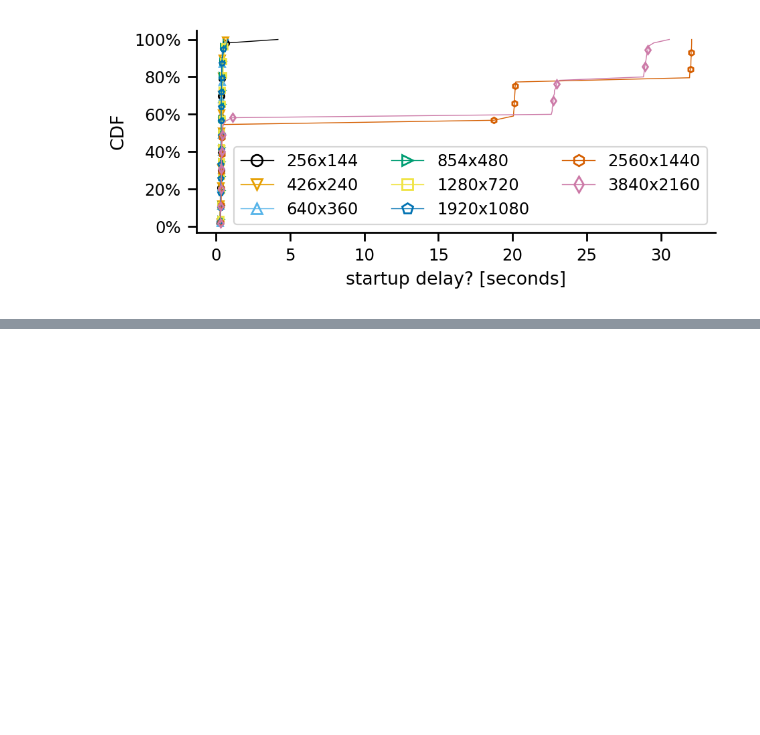
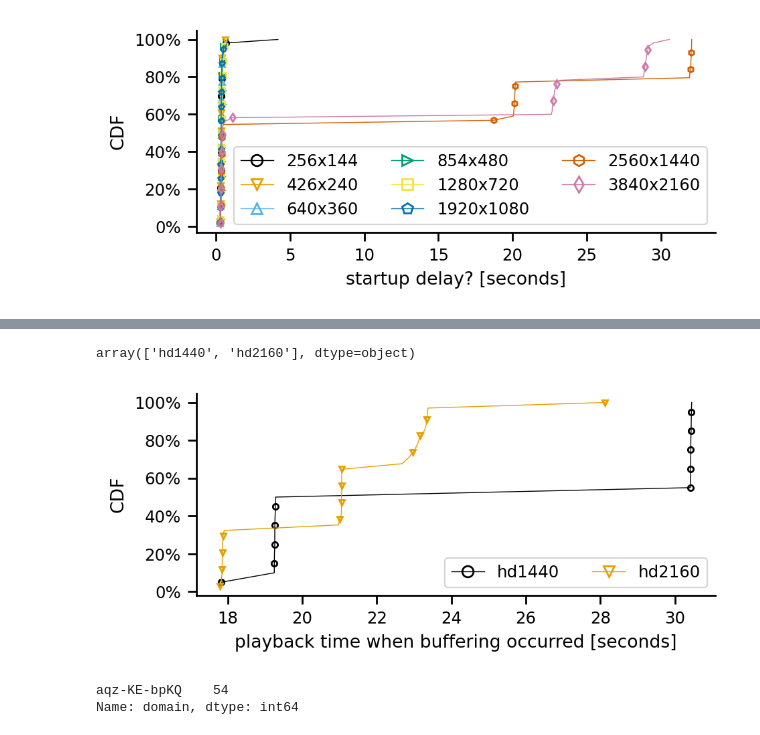
Before and after one commit to justus237/dns-analysis, a Jupyter notebook: youtube-video-quality-test.ipynb, the cells around one changed output, grey strips where cells are left out. Drawn from its saved outputs; the diff is of its cells as text; code cells hidden in the pictures; blank space fills up the shorter version.

Commit message:
short buffer test and further quality investigation

```diff
--- a/youtube-video-quality-test.ipynb
+++ b/youtube-video-quality-test.ipynb
@@ -343,3 +343,7 @@ for log in [True, False]:
 # %% [output]
 [figure]
 [figure]
+# %%
+df_buffering = pd.read_sql_query("""
+SELECT time, msm_id, curr_play_time, current_quality FROM iframe_api WHERE event_type = 'PlayerStateBUFFERING'
+""", conn)
@@ -345,0 +366,70 @@ for log in [True, False]:
+# %%
+df_buffering_with_meta = pd.merge(df_buffering, measurements[measurements.cacheWarming == 0][['msm_id', 'player_dimensions', 'domain']], on='msm_id')
+# %%
+df_buffering_with_meta[df_buffering_with_meta.curr_play_time != 0.].current_quality.unique()
+# %% [output]
+array(['hd1440', 'hd2160'], dtype=object)
+# %%
+colors = dict(zip(['hd1440', 'hd2160'], ['C0','C1']))
+markers = dict(zip(['hd1440', 'hd2160'], ['o','v']))
+lnwidth = .5
+mrksize = 3
+figname = 'test'
+for log in [False]:
+    fig, ax = plt.subplots(figsize=(5,2))
+    df_plt = df_buffering_with_meta[df_buffering_with_meta.curr_play_time != 0.]
+    for quality in df_plt.current_quality.unique():
+        cdf = Cdf.MakeCdfFromList(df_plt[df_plt.current_quality == quality]['curr_play_time'])
+        ax.plot(cdf.xs, cdf.ps, label=quality,
+                    linestyle='-', linewidth=lnwidth,
+                    markersize=mrksize, fillstyle='none',
+                    markevery=max(1, int(len(cdf.xs)/10)), drawstyle="default",
+                    color=colors[quality], marker=markers[quality]
+                   )
+
+
+
+    #else:
+    #ax.xaxis.set_major_formatter(plt.FuncFormatter(lambda x,y: human_format(x)))
+    #if log:
+    #    ax.xaxis.set_major_formatter(PercentFormatter(xmax = 1.0, decimals=1))
+    #else:
+    ax.yaxis.set_major_formatter(PercentFormatter(xmax = 1.0))
+
+    ax.spines['right'].set_color('none')
+    ax.spines['top'].set_color('none')
+    ax.yaxis.set_ticks_position('left')
+    ax.xaxis.set_ticks_position('bottom')
+    ax.spines['bottom'].set_position(('axes', -0.0))
+    ax.spines['left'].set_position(('axes', -0.0))
+
+    #if not log:
+        #ax.legend(loc='center', ncol=1, markerscale=10, bbox_to_anchor=(0.5, -.6))
+    ax.legend(loc='lower right', ncol=3, markerscale=2)
+    if log:
+        ax.set_xscale('log')
+        #ax.set_xscale('symlog')
+        #ax.legend(loc='lower right', ncol=2, markerscale=2, bbox_to_anchor=(.8, -.85))
+
+    ax.xaxis.set_major_formatter(ticker.StrMethodFormatter("{x:g}"))
+
+
+    ax.set_title("")
+
+    ax.set_xlabel("playback time when buffering occurred [seconds]")
+
+    ax.set_ylabel("CDF")
+
+
+    #if log:
+    #    fig.savefig(figname+'-log.pdf', format='pdf', bbox_inches='tight')
+    #else:
+    #    fig.savefig(figname+'.pdf', format='pdf', bbox_inches='tight')
+    plt.show()
+# %% [output]
+[figure, added]
+# %%
+df_buffering_with_meta[df_buffering_with_meta.curr_play_time != 0.].domain.value_counts()
+# %% [output]
+aqz-KE-bpKQ    54
+Name: domain, dtype: int64
```
Also changed, not shown: parts of 5 cells of this notebook.
